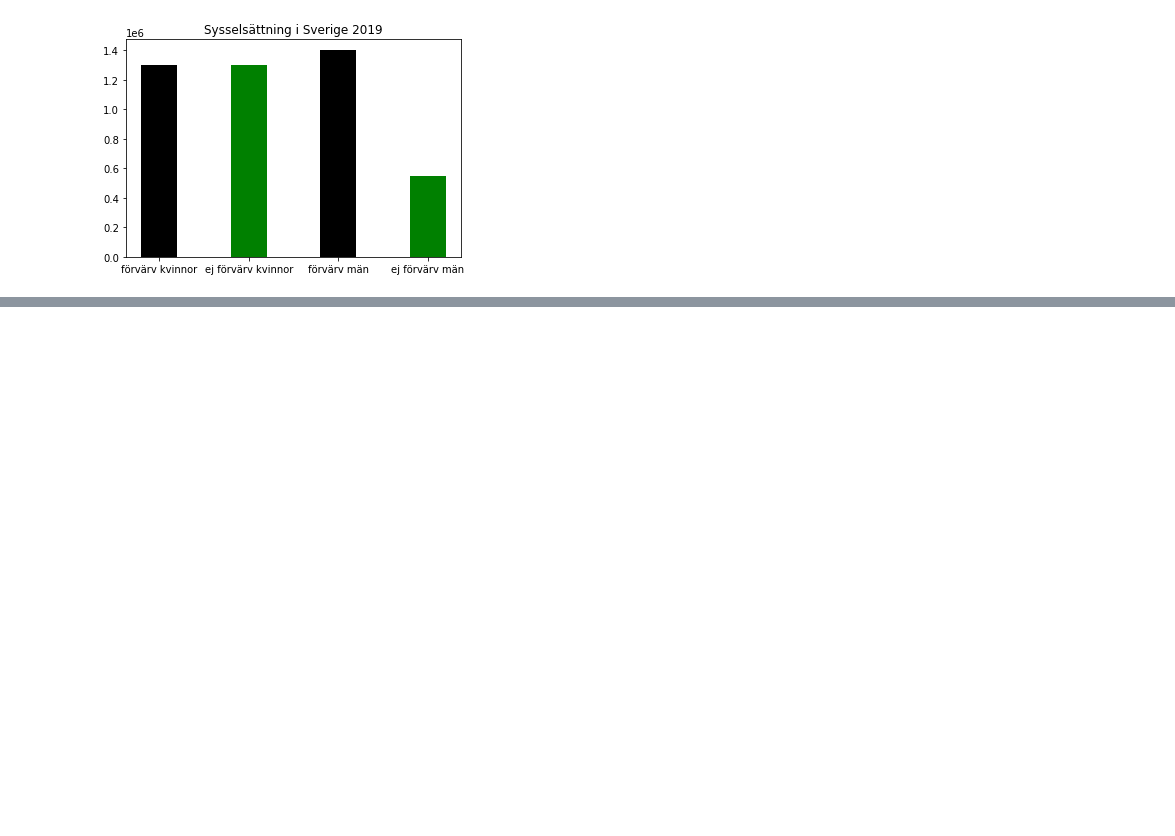
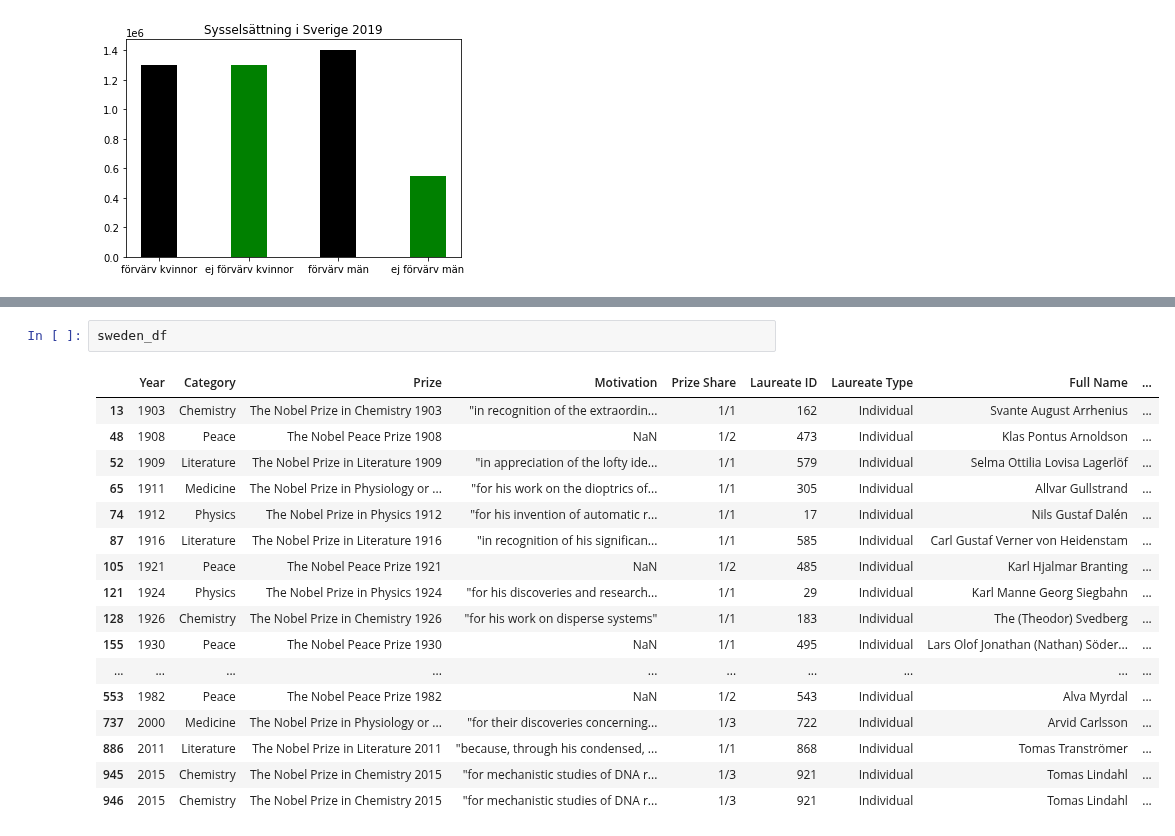
Before and after one commit to SannaIsak/sanna_isaksson_TE19C, a Jupyter notebook: Arbetsområde3/dataanalys/uppgifter_pandas.ipynb, the cells around one changed output, grey strips where cells are left out. Cells and saved outputs as stored; diff of their text form; blank space fills up the shorter version.

```diff
--- a/Arbetsområde3/dataanalys/uppgifter_pandas.ipynb
+++ b/Arbetsområde3/dataanalys/uppgifter_pandas.ipynb
@@ -177,0 +228,20 @@ plt.show
+# %%
+sweden_df
+# %% [output]
+|  | Year | Category | Prize | Motivation | Prize Share | Laureate ID | Laureate Type | Full Name | ... |
+| 13 | 1903 | Chemistry | The Nobel Prize in Chemistry 1903 | "in recognition of the extraordin... | 1/1 | 162 | Individual | Svante August Arrhenius | ... |
+| 48 | 1908 | Peace | The Nobel Peace Prize 1908 | NaN | 1/2 | 473 | Individual | Klas Pontus Arnoldson | ... |
+| 52 | 1909 | Literature | The Nobel Prize in Literature 1909 | "in appreciation of the lofty ide... | 1/1 | 579 | Individual | Selma Ottilia Lovisa Lagerlöf | ... |
+| 65 | 1911 | Medicine | The Nobel Prize in Physiology or ... | "for his work on the dioptrics of... | 1/1 | 305 | Individual | Allvar Gullstrand | ... |
+| 74 | 1912 | Physics | The Nobel Prize in Physics 1912 | "for his invention of automatic r... | 1/1 | 17 | Individual | Nils Gustaf Dalén | ... |
+| 87 | 1916 | Literature | The Nobel Prize in Literature 1916 | "in recognition of his significan... | 1/1 | 585 | Individual | Carl Gustaf Verner von Heidenstam | ... |
+| 105 | 1921 | Peace | The Nobel Peace Prize 1921 | NaN | 1/2 | 485 | Individual | Karl Hjalmar Branting | ... |
+| 121 | 1924 | Physics | The Nobel Prize in Physics 1924 | "for his discoveries and research... | 1/1 | 29 | Individual | Karl Manne Georg Siegbahn | ... |
+| 128 | 1926 | Chemistry | The Nobel Prize in Chemistry 1926 | "for his work on disperse systems" | 1/1 | 183 | Individual | The (Theodor) Svedberg | ... |
+| 155 | 1930 | Peace | The Nobel Peace Prize 1930 | NaN | 1/1 | 495 | Individual | Lars Olof Jonathan (Nathan) Söder... | ... |
+| ... | ... | ... | ... | ... | ... | ... | ... | ... | ... |
+| 553 | 1982 | Peace | The Nobel Peace Prize 1982 | NaN | 1/2 | 543 | Individual | Alva Myrdal | ... |
+| 737 | 2000 | Medicine | The Nobel Prize in Physiology or ... | "for their discoveries concerning... | 1/3 | 722 | Individual | Arvid Carlsson | ... |
+| 886 | 2011 | Literature | The Nobel Prize in Literature 2011 | "because, through his condensed, ... | 1/1 | 868 | Individual | Tomas Tranströmer | ... |
+| 945 | 2015 | Chemistry | The Nobel Prize in Chemistry 2015 | "for mechanistic studies of DNA r... | 1/3 | 921 | Individual | Tomas Lindahl | ... |
+| 946 | 2015 | Chemistry | The Nobel Prize in Chemistry 2015 | "for mechanistic studies of DNA r... | 1/3 | 921 | Individual | Tomas Lindahl | ... |
```
Also changed, not shown: parts of 4 cells of this notebook, 2 other files.
